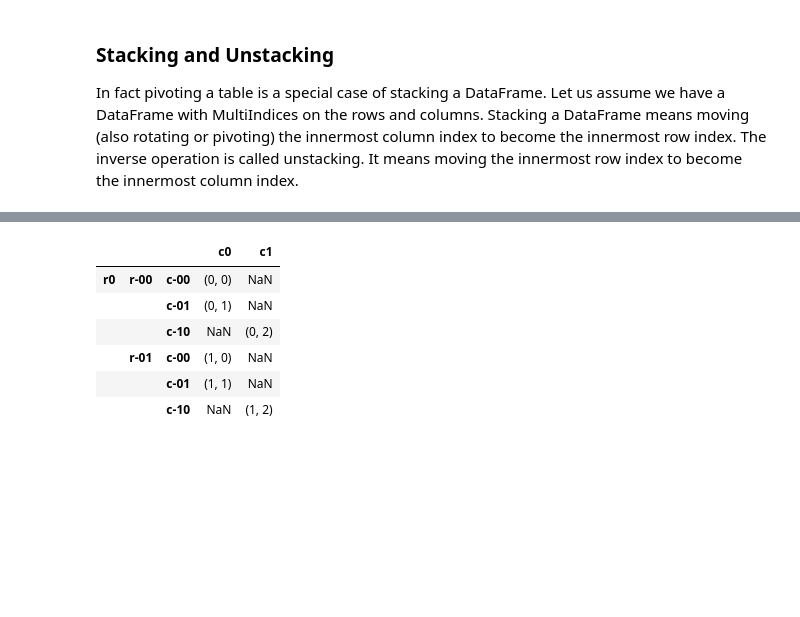
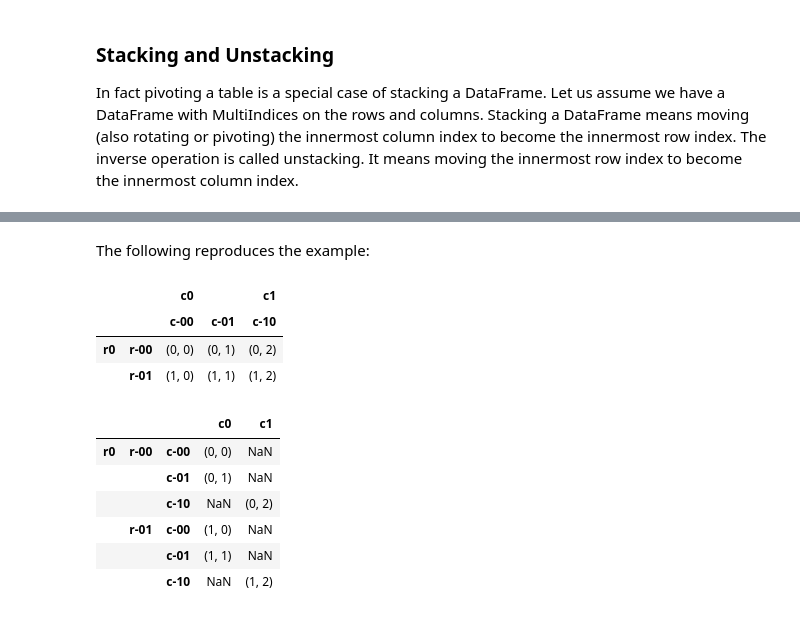
Before and after one commit to redmage123/pandas-timeseries, a Jupyter notebook: docs/pandas-timeseries.ipynb, the cells around one changed output, grey strips where cells are left out. Drawn from its saved outputs; the diff is of its cells as text; code cells hidden in the pictures; blank space fills up the shorter version.

```diff
--- a/docs/pandas-timeseries.ipynb
+++ b/docs/pandas-timeseries.ipynb
@@ -1321,19 +1358,29 @@ Typically, stacking makes the DataFrame taller, as it is “stacking” data in
+# %% [markdown]
+The following reproduces the example:
 # %%
+import pandas as pd
+import numpy as np
 # Row Multi-Index
 row_idx_arr = list(zip(['r0', 'r0'], ['r-00', 'r-01']))
 row_idx = pd.MultiIndex.from_tuples(row_idx_arr)
 
 # Column Multi-Index
 col_idx_arr = list(zip(['c0', 'c0', 'c1'], ['c-00', 'c-01', 'c-10']))
 col_idx = pd.MultiIndex.from_tuples(col_idx_arr)
 
 # Create the DataFrame
-d = DataFrame(np.arange(6).reshape(2,3), index=row_idx, columns=col_idx)
+d = pd.DataFrame(np.arange(6).reshape(2,3), index=row_idx, columns=col_idx)
 d = d.applymap(lambda x: (x // 3, x % 3))
 
 # Stack/Unstack
 s = d.stack()
 u = d.unstack()
+d
+# %% [output]
+|  |  | c0 |  | c1 |
+|  |  | c-00 | c-01 | c-10 |
+| r0 | r-00 | (0, 0) | (0, 1) | (0, 2) |
+|  | r-01 | (1, 0) | (1, 1) | (1, 2) |
 # %%
 s
 # %% [output]
```
Also changed, not shown: parts of 14 cells of this notebook, 3 other files.
